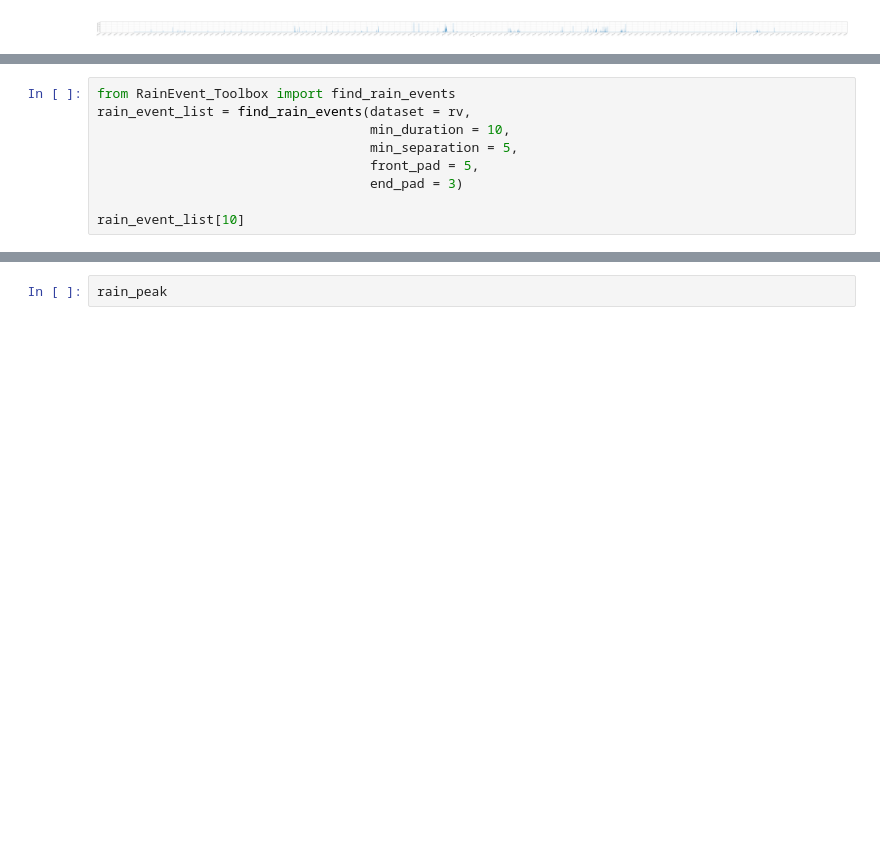
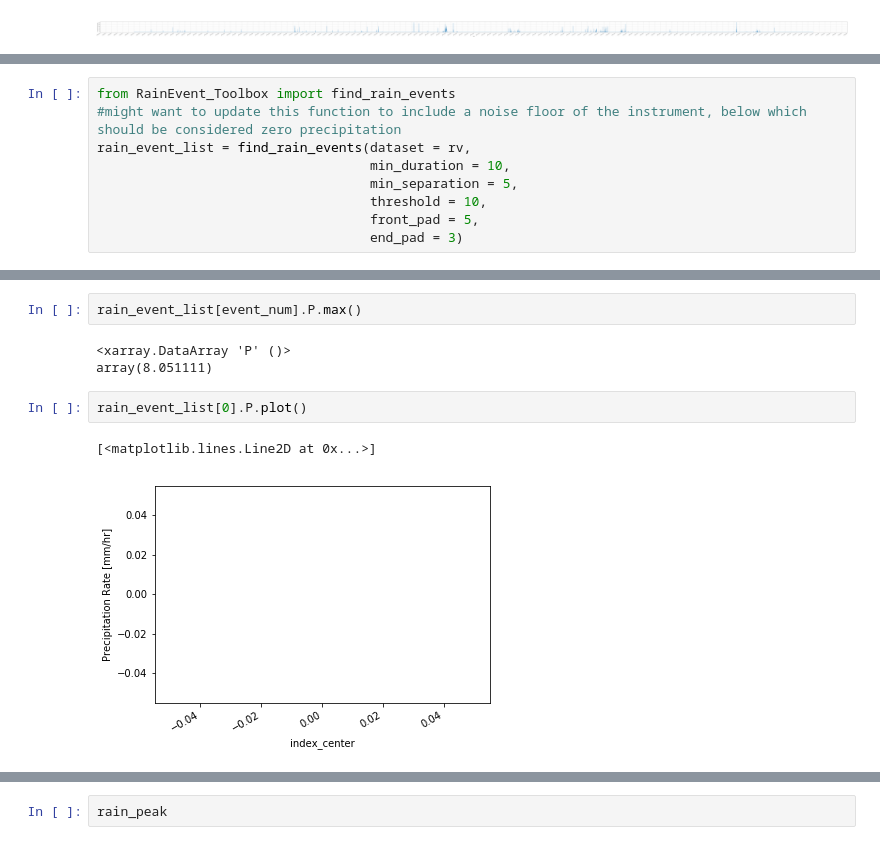
Before and after one commit to carsonwitte/SST-Rain-Response-Code, a Jupyter notebook: Research Summary.ipynb, the cells around one changed output, grey strips where cells are left out. Cells and saved outputs as stored; diff of their text form; blank space fills up the shorter version.

Commit message:
Developing rain event detection code

```diff
--- a/Research Summary.ipynb
+++ b/Research Summary.ipynb
@@ -211,10 +211,10 @@ Actually, perhaps it is best to slice every separate rain event out first (defin
 # %%
 from RainEvent_Toolbox import find_rain_events
+#might want to update this function to include a noise floor of the instrument, below which should be considered zero precipitation
 rain_event_list = find_rain_events(dataset = rv,
                                    min_duration = 10,
                                    min_separation = 5,
+                                   threshold = 10,
                                    front_pad = 5,
                                    end_pad = 3)
-
-rain_event_list[10]
 # %% [output]
@@ -279 +307,11 @@ Data variables:
+# %%
+rain_event_list[event_num].P.max()
+# %% [output]
+<xarray.DataArray 'P' ()>
+array(8.051111)
+# %%
+rain_event_list[0].P.plot()
+# %% [output]
+[<matplotlib.lines.Line2D at 0x...>]
+[figure, added]
 # %%
```
Also changed, not shown: parts of 10 cells of this notebook, 1 other file.
